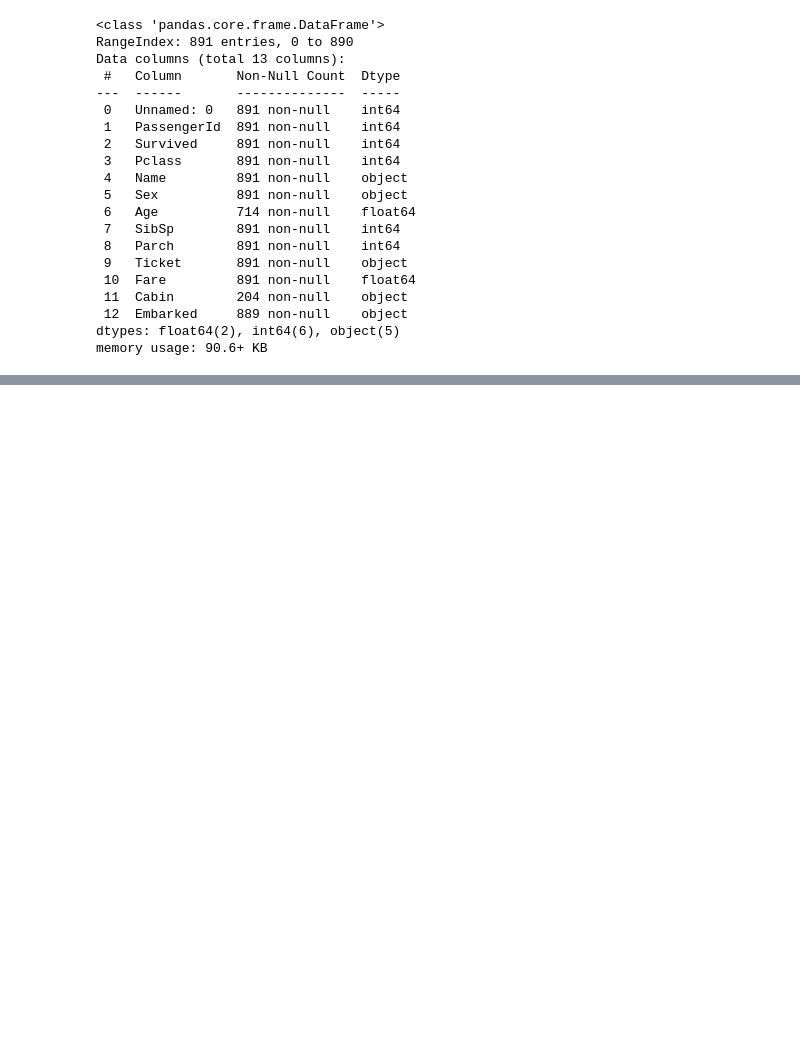
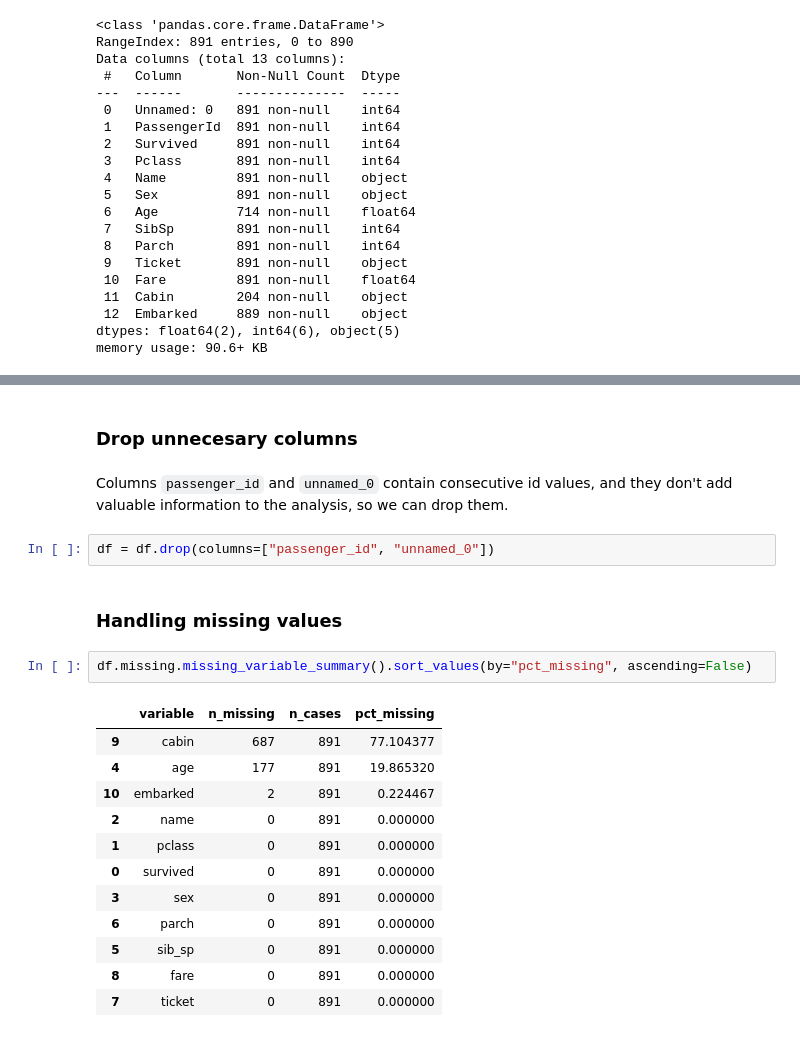
Before and after one commit to pahoalapizco/data_projects, a Jupyter notebook: notebooks/1.0-data_projects-analysis-titanic-survival.ipynb, the cells around one changed output, grey strips where cells are left out. Cells and saved outputs as stored; diff of their text form; blank space fills up the shorter version.

```diff
--- a/notebooks/1.0-data_projects-analysis-titanic-survival.ipynb
+++ b/notebooks/1.0-data_projects-analysis-titanic-survival.ipynb
@@ -80,0 +104,23 @@ memory usage: 90.6+ KB
+# %% [markdown]
+### Drop unnecesary columns
+# %% [markdown]
+Columns `passenger_id` and `unnamed_0` contain consecutive id values, and they don't add valuable information to the analysis, so we can drop them.
+# %%
+df = df.drop(columns=["passenger_id", "unnamed_0"])
+# %% [markdown]
+### Handling missing values
+# %%
+df.missing.missing_variable_summary().sort_values(by="pct_missing", ascending=False)
+# %% [output]
+|  | variable | n_missing | n_cases | pct_missing |
+| 9 | cabin | 687 | 891 | 77.104377 |
+| 4 | age | 177 | 891 | 19.865320 |
+| 10 | embarked | 2 | 891 | 0.224467 |
+| 2 | name | 0 | 891 | 0.000000 |
+| 1 | pclass | 0 | 891 | 0.000000 |
+| 0 | survived | 0 | 891 | 0.000000 |
+| 3 | sex | 0 | 891 | 0.000000 |
+| 6 | parch | 0 | 891 | 0.000000 |
+| 5 | sib_sp | 0 | 891 | 0.000000 |
+| 8 | fare | 0 | 891 | 0.000000 |
+| 7 | ticket | 0 | 891 | 0.000000 |
```
Also changed, not shown: parts of 13 cells of this notebook, 1 other file.
